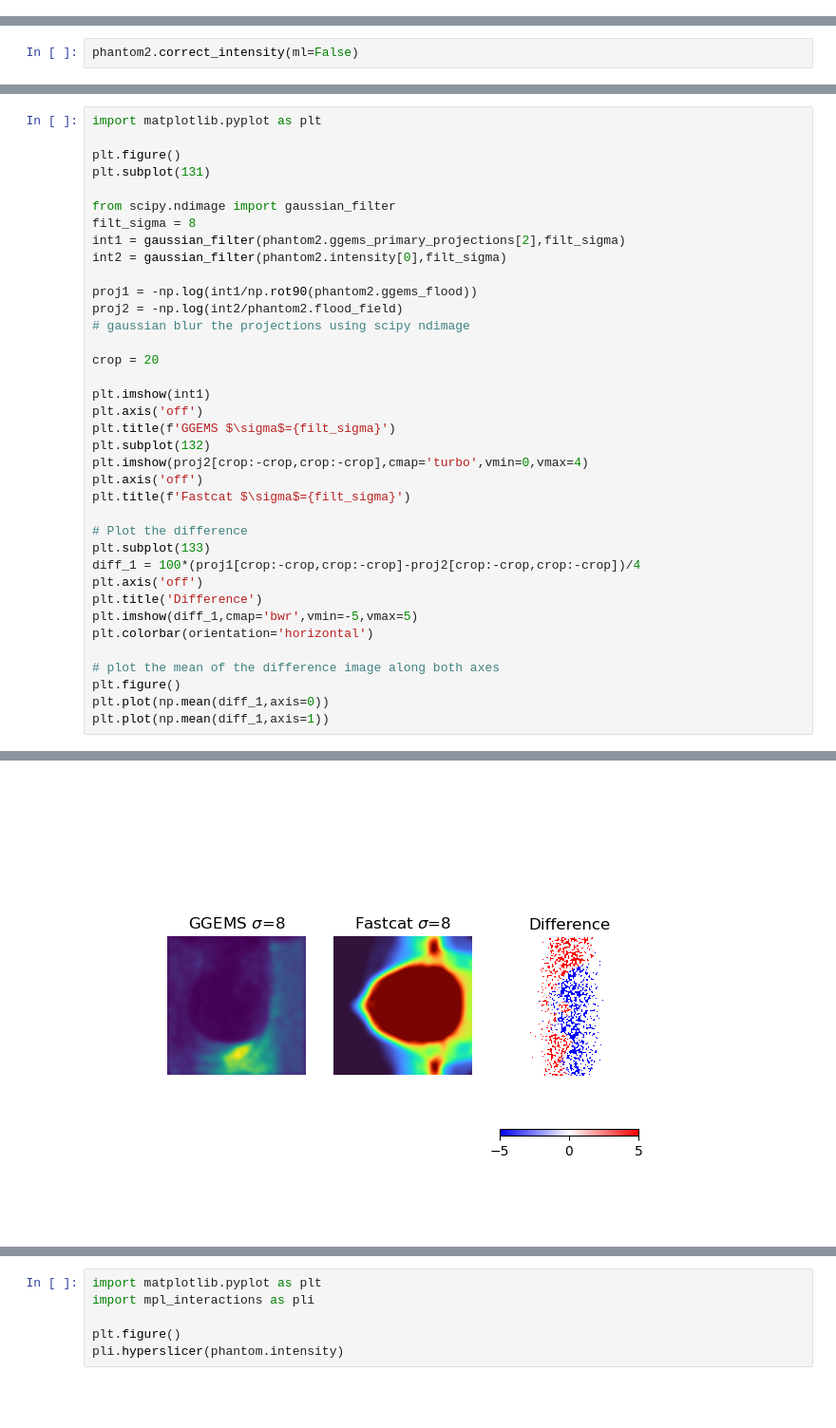
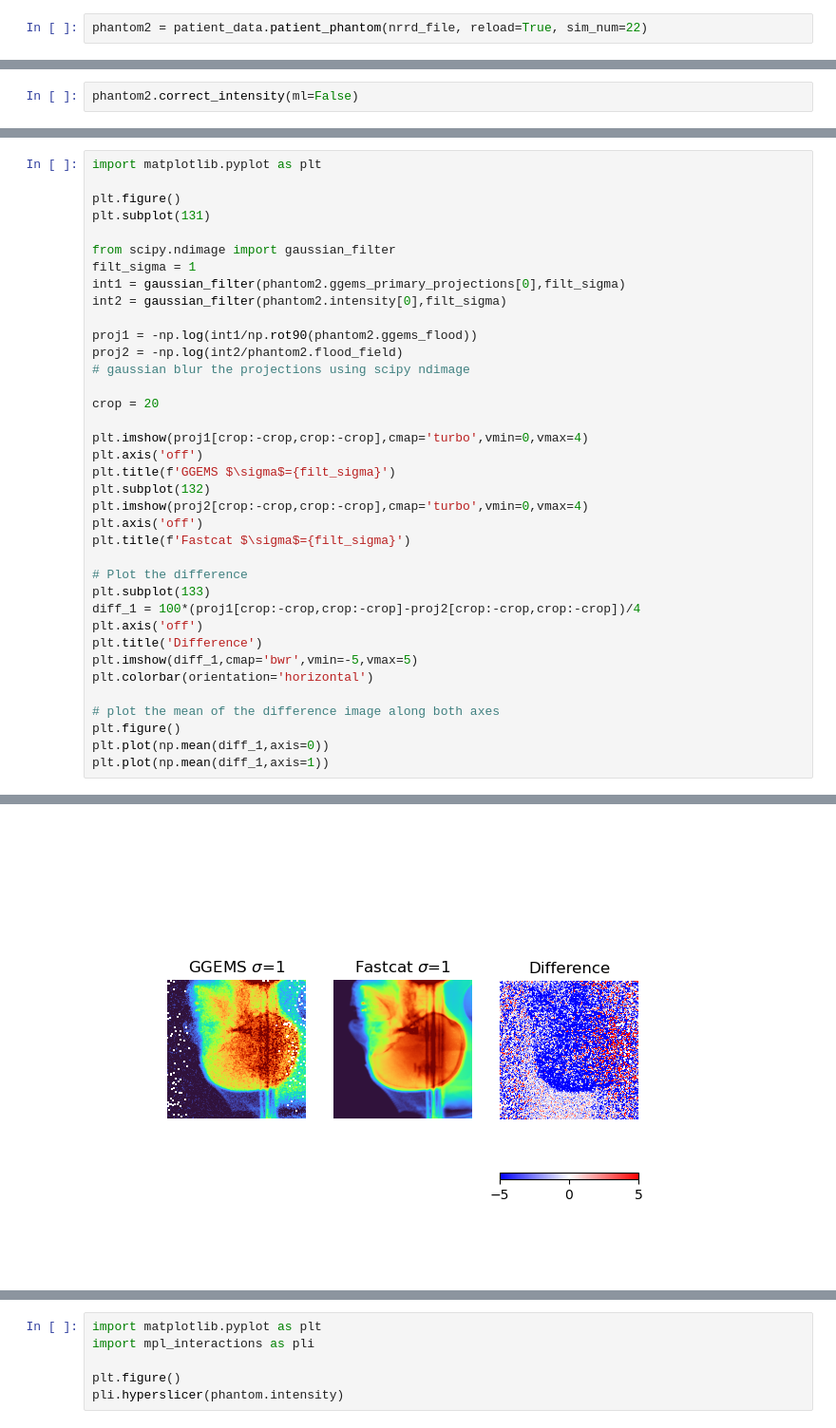
Before and after one commit to jerichooconnell/work-dfci, a Jupyter notebook: 3-jupyter_notebooks_patient/11-initial_patient_redo/2-simulate_from_patient.ipynb, the cells around one changed output, grey strips where cells are left out. Shown at 95% size. Saved outputs shown, nothing was run; the diff lists cells and outputs as text; blank space fills up the shorter version.

```diff
--- a/3-jupyter_notebooks_patient/11-initial_patient_redo/2-simulate_from_patient.ipynb
+++ b/3-jupyter_notebooks_patient/11-initial_patient_redo/2-simulate_from_patient.ipynb
@@ -130,0 +158,2 @@ Reading Materials file.../home/jericho/Software/fastcat/fastcat/data/user_phanto
+# %%
+phantom2 = patient_data.patient_phantom(nrrd_file, reload=True, sim_num=22)
@@ -165,36 +194,36 @@ plt.figure()
 plt.subplot(131)
 
 from scipy.ndimage import gaussian_filter
-filt_sigma = 8
-int1 = gaussian_filter(phantom2.ggems_primary_projections[2],filt_sigma)
+filt_sigma = 1
+int1 = gaussian_filter(phantom2.ggems_primary_projections[0],filt_sigma)
 int2 = gaussian_filter(phantom2.intensity[0],filt_sigma)
 
 proj1 = -np.log(int1/np.rot90(phantom2.ggems_flood))
 proj2 = -np.log(int2/phantom2.flood_field)
 # gaussian blur the projections using scipy ndimage
 
 crop = 20
 
-plt.imshow(int1)
+plt.imshow(proj1[crop:-crop,crop:-crop],cmap='turbo',vmin=0,vmax=4)
 plt.axis('off')
 plt.title(f'GGEMS $\sigma$={filt_sigma}')
 plt.subplot(132)
 plt.imshow(proj2[crop:-crop,crop:-crop],cmap='turbo',vmin=0,vmax=4)
 plt.axis('off')
 plt.title(f'Fastcat $\sigma$={filt_sigma}')
 
 # Plot the difference
 plt.subplot(133)
 diff_1 = 100*(proj1[crop:-crop,crop:-crop]-proj2[crop:-crop,crop:-crop])/4
 plt.axis('off')
 plt.title('Difference')
 plt.imshow(diff_1,cmap='bwr',vmin=-5,vmax=5)
 plt.colorbar(orientation='horizontal')
 
 # plot the mean of the difference image along both axes
 plt.figure()
 plt.plot(np.mean(diff_1,axis=0))
 plt.plot(np.mean(diff_1,axis=1))
 # %% [output]
 [<matplotlib.lines.Line2D at 0x...>]
-[figure, old version]
+[figure, new version]
```
Also changed, not shown: parts of 18 cells of this notebook.
